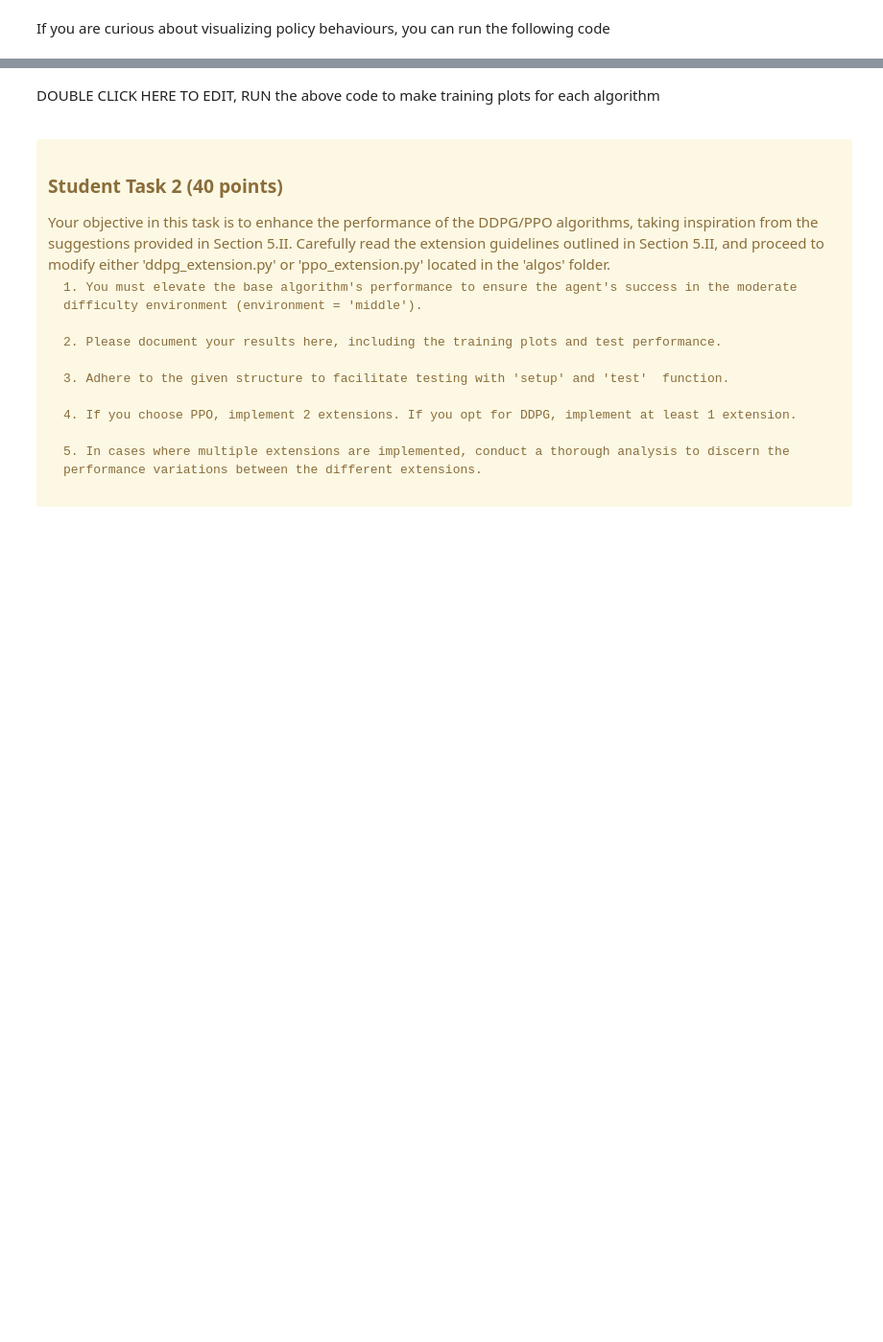
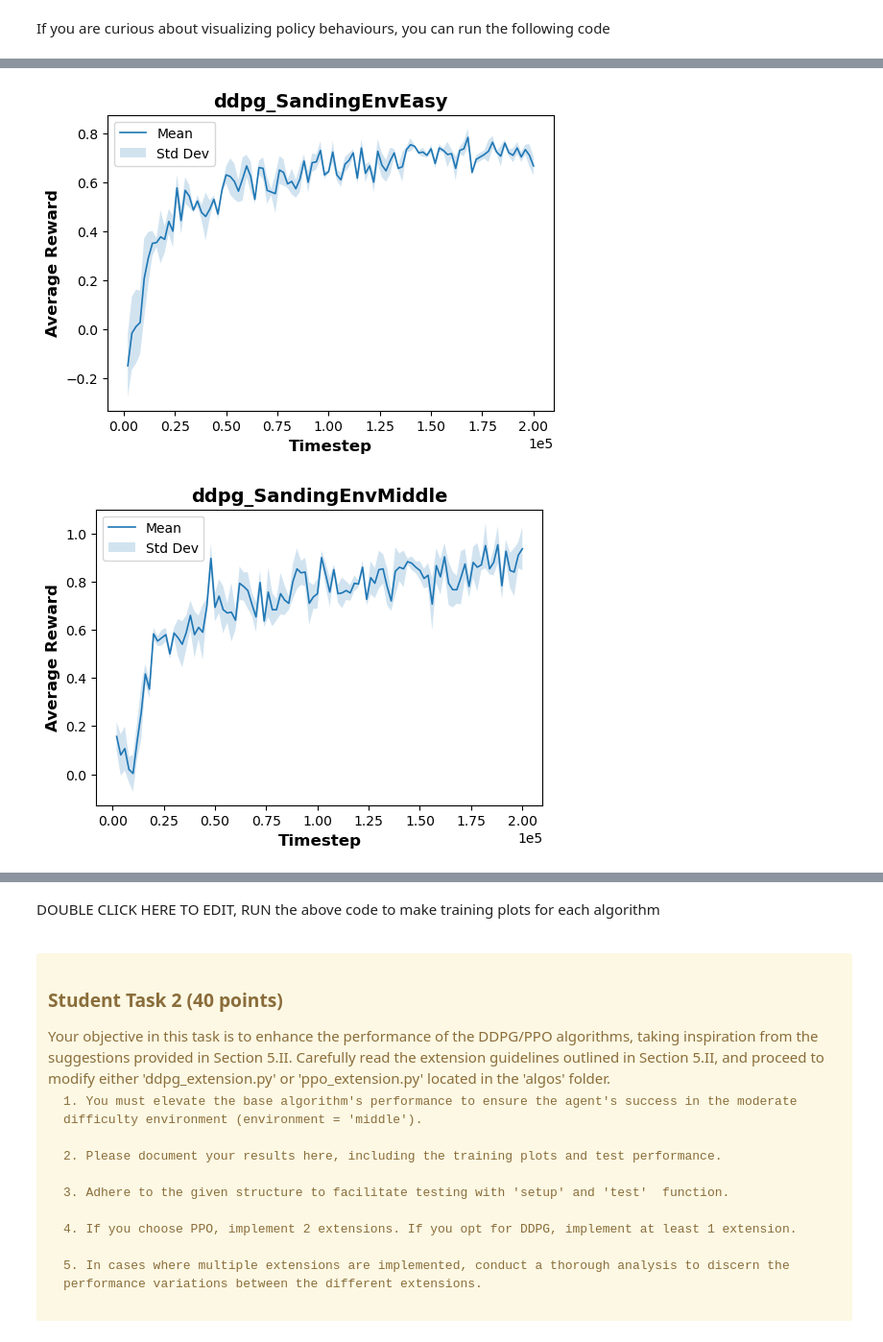
Before and after one commit to pyryaho/RL_project, a Jupyter notebook: project.ipynb, the cells around one changed output, grey strips where cells are left out. Shown at 96% size. Cells and saved outputs as stored; diff of their text form; code cells hidden in the pictures; blank space fills up the shorter version.

```diff
--- a/project.ipynb
+++ b/project.ipynb
@@ -690,7 +783,7 @@ for i in range(3):
 
 # Choose either PPO or DDPG
 implemented_algo ='ddpg'#'ppo' or 'ddpg'
-environment = 'easy'
+environment = 'difficult'
 # Loop over the three difficulty levels
 # testing only for easy environment for debugging
 
@@ -735,12 +881,12 @@ warnings.filterwarnings('ignore')
 implemented_algo ='ddpg' #'ddpg' or 'ppo'
 
 # Loop over the three difficulty levels
-for environment in ['easy','middle']:#, 'difficult']:
+for environment in ['easy','middle', 'difficult']:
 
     training_seeds = []
 
     # for each algorithm, we will test the agent trained with specific random seed
-    for i in range(2):
+    for i in range(3):
         config=setup(algo=implemented_algo, env=environment, render=False)
 
         config["seed"] = i
@@ -871,29 +1041,32 @@ Your plot should be plotted in the following paths if the code runs successfully
 # %%
 ## Run the following code to plot PPO or DDPG's training performances
 import warnings
 warnings.filterwarnings('ignore')
 
 # Uncomment the algorithm you chose
 implemented_algo ='ddpg' # 'ppo' or 'ddpg'
 
 
 # Loop over the three difficulty levels
-for environment in ['easy', 'middle']:#, 'difficult']:
+for environment in ['easy','middle', 'difficult']:#, 'middle', 'difficult']:
 
     training_seeds = []
-    for i in range(2): #change back to 3
+    for i in range(3): #change back to 3
         config=setup(algo=implemented_algo, env=environment, render=False)
 
         config["seed"] = i
         training_seeds.append(i)
 
 
         if config["args"].algo_name == 'ppo':
             agent=PPOAgent(config)
         elif config["args"].algo_name == 'ddpg':
             agent=DDPGAgent(config)
         else:
             raise Exception('Please use ppo or ddpg!')
 
     # plot the statistical training curves with specific random seeds
     cu.plot_algorithm_training(agent.logging_dir, training_seeds, agent.env_name, implemented_algo)
+# %% [output]
+[figure, added]
+[figure, added]
```
Also changed, not shown: parts of 14 cells of this notebook, 2 other files.
